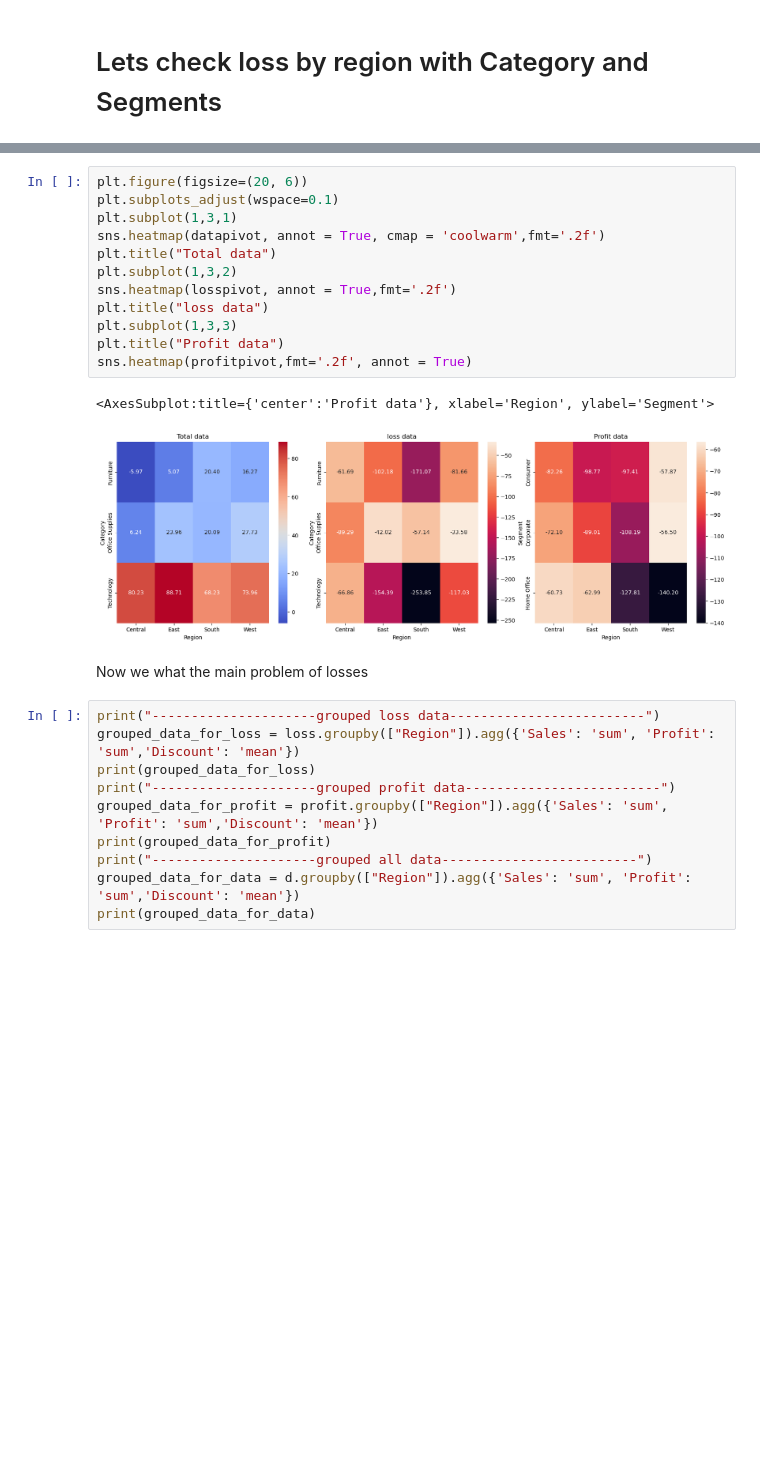
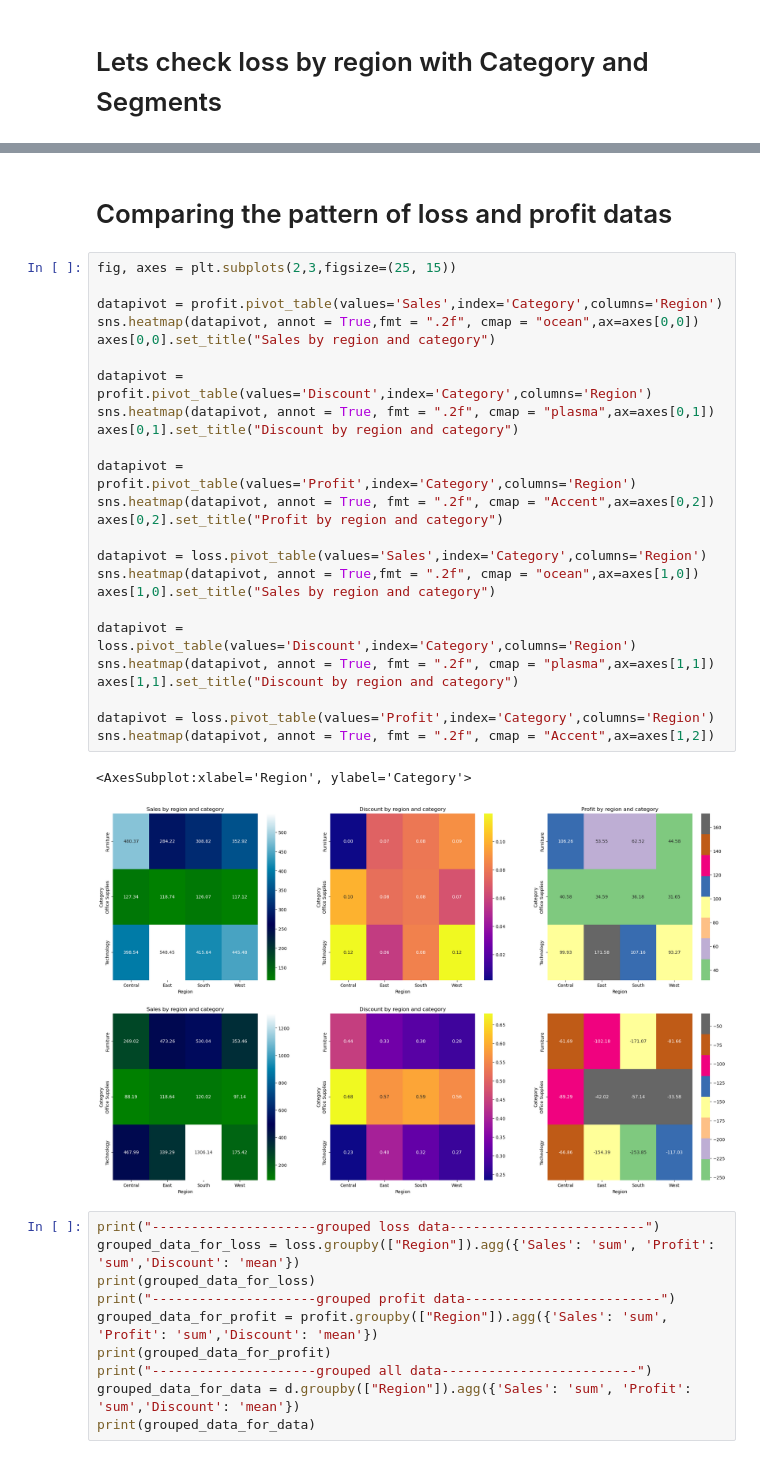
Before and after one commit to gokulrajar15/Data-visualization-python-library, a Jupyter notebook: Superstore project.ipynb, the cells around one changed output, grey strips where cells are left out. Cells and saved outputs as stored; diff of their text form; blank space fills up the shorter version.

```diff
--- a/Superstore project.ipynb
+++ b/Superstore project.ipynb
@@ -294,21 +265,34 @@ axes[1] =sns.heatmap(losspivot2, annot = True, fmt = ".2f", cmap = "Blues")
 [figure]
-# %%
-plt.figure(figsize=(20, 6))
-plt.subplots_adjust(wspace=0.1)
-plt.subplot(1,3,1)
-sns.heatmap(datapivot, annot = True, cmap = 'coolwarm',fmt='.2f')
-plt.title("Total data")
-plt.subplot(1,3,2)
-sns.heatmap(losspivot, annot = True,fmt='.2f')
-plt.title("loss data")
-plt.subplot(1,3,3)
-plt.title("Profit data")
-sns.heatmap(profitpivot,fmt='.2f', annot = True)
-# %% [output]
-<AxesSubplot:title={'center':'Profit data'}, xlabel='Region', ylabel='Segment'>
-[figure, removed]
-# %% [markdown]
-Now we what the main problem of losses
+# %% [markdown]
+# Comparing the pattern of loss and profit datas
+# %%
+fig, axes = plt.subplots(2,3,figsize=(25, 15))
+
+datapivot = profit.pivot_table(values='Sales',index='Category',columns='Region')
+sns.heatmap(datapivot, annot = True,fmt = ".2f", cmap = "ocean",ax=axes[0,0])
+axes[0,0].set_title("Sales by region and category")
+
+datapivot = profit.pivot_table(values='Discount',index='Category',columns='Region')
+sns.heatmap(datapivot, annot = True, fmt = ".2f", cmap = "plasma",ax=axes[0,1])
+axes[0,1].set_title("Discount by region and category")
+
+datapivot = profit.pivot_table(values='Profit',index='Category',columns='Region')
+sns.heatmap(datapivot, annot = True, fmt = ".2f", cmap = "Accent",ax=axes[0,2])
+axes[0,2].set_title("Profit by region and category")
+
+datapivot = loss.pivot_table(values='Sales',index='Category',columns='Region')
+sns.heatmap(datapivot, annot = True,fmt = ".2f", cmap = "ocean",ax=axes[1,0])
+axes[1,0].set_title("Sales by region and category")
+
+datapivot = loss.pivot_table(values='Discount',index='Category',columns='Region')
+sns.heatmap(datapivot, annot = True, fmt = ".2f", cmap = "plasma",ax=axes[1,1])
+axes[1,1].set_title("Discount by region and category")
+
+datapivot = loss.pivot_table(values='Profit',index='Category',columns='Region')
+sns.heatmap(datapivot, annot = True, fmt = ".2f", cmap = "Accent",ax=axes[1,2])
+# %% [output]
+<AxesSubplot:xlabel='Region', ylabel='Category'>
+[figure, new version]
 # %%
 print("---------------------grouped loss data-------------------------")
 grouped_data_for_loss = loss.groupby(["Region"]).agg({'Sales': 'sum', 'Profit': 'sum','Discount': 'mean'})
```
Also changed, not shown: parts of 18 cells of this notebook.
